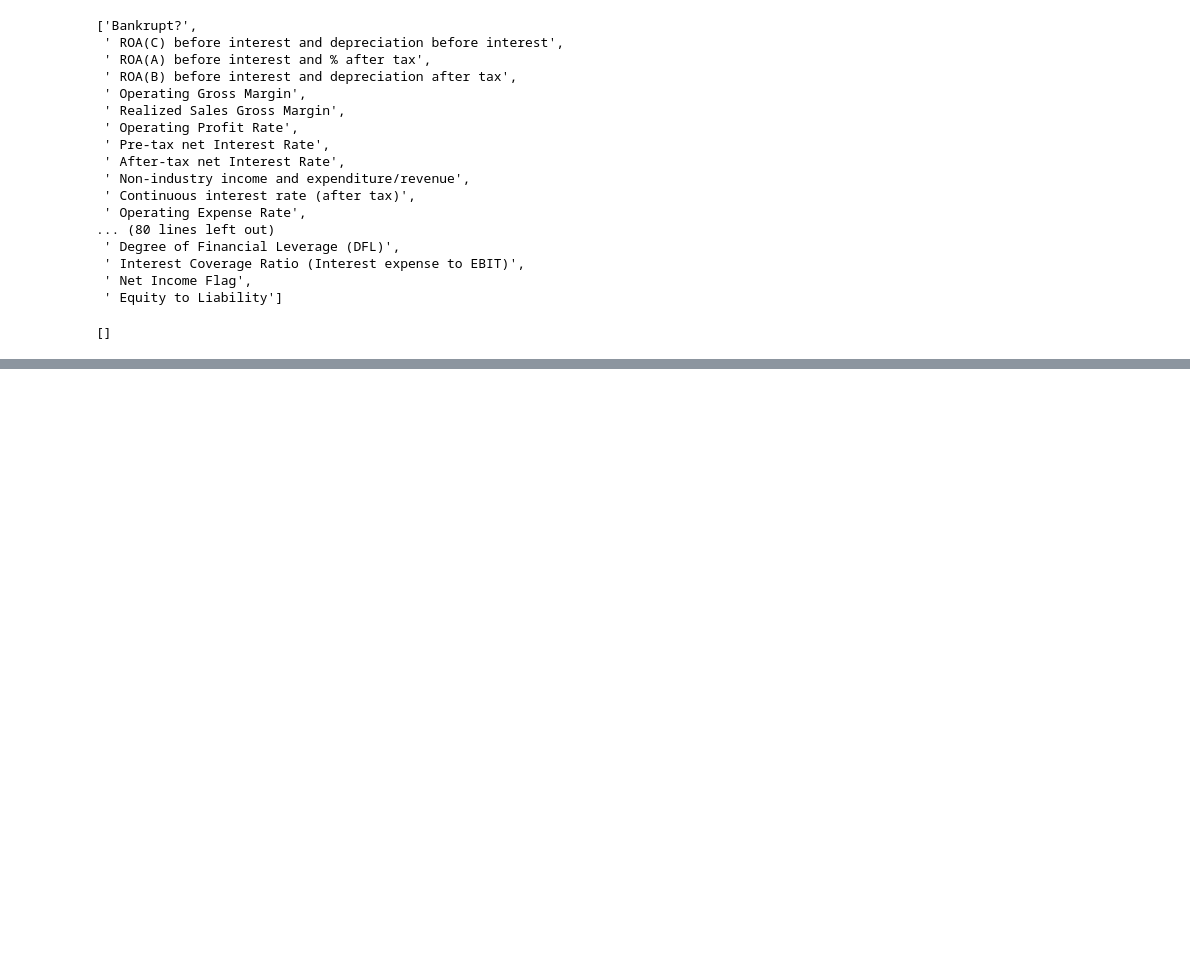
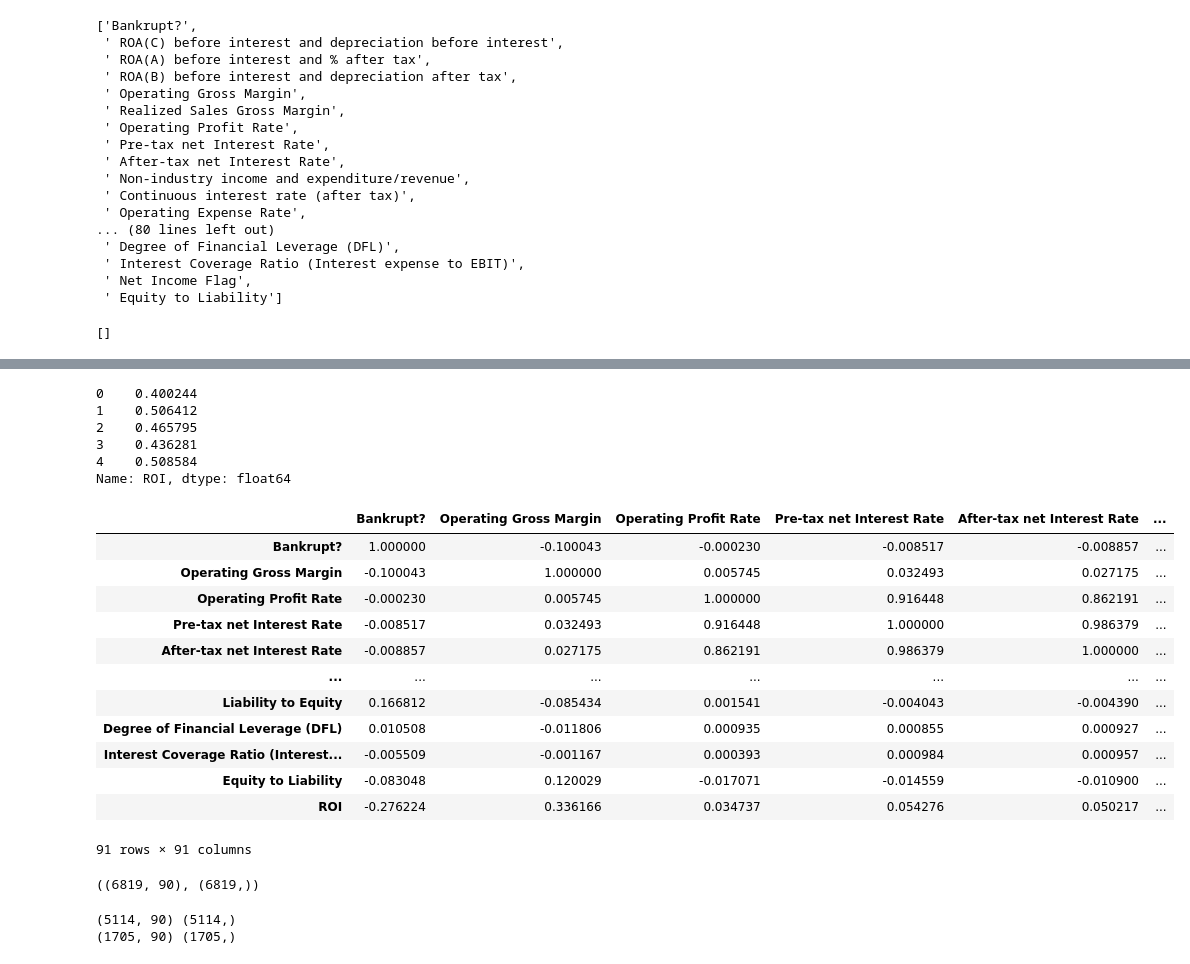
Before and after one commit to ajinkyajumde/BANKRUPTCY-PREDICTION, a Jupyter notebook: COMPANY_BANKRUPTCY_PREDICTION.ipynb, the cells around one changed output, grey strips where cells are left out. Saved outputs shown, nothing was run; the diff lists cells and outputs as text; code cells hidden in the pictures; blank space fills up the shorter version.

```diff
--- a/COMPANY_BANKRUPTCY_PREDICTION.ipynb
+++ b/COMPANY_BANKRUPTCY_PREDICTION.ipynb
@@ -298,0 +389,29 @@ non_numeric_features
+# %%
+dataset['ROI'].head()
+# %% [output]
+0    0.400244
+1    0.506412
+2    0.465795
+3    0.436281
+4    0.508584
+Name: ROI, dtype: float64
+# %%
+dataset.drop(columns=[' Realized Sales Gross Margin',' ROA(C) before interest and depreciation before interest',
+       ' ROA(A) before interest and % after tax',
+       ' ROA(B) before interest and depreciation after tax'],inplace=True)
+# %%
+dataset.corr()
+# %% [output]
+|  | Bankrupt? | Operating Gross Margin | Operating Profit Rate | Pre-tax net Interest Rate | After-tax net Interest Rate | ... |
+| Bankrupt? | 1.000000 | -0.100043 | -0.000230 | -0.008517 | -0.008857 | ... |
+| Operating Gross Margin | -0.100043 | 1.000000 | 0.005745 | 0.032493 | 0.027175 | ... |
+| Operating Profit Rate | -0.000230 | 0.005745 | 1.000000 | 0.916448 | 0.862191 | ... |
+| Pre-tax net Interest Rate | -0.008517 | 0.032493 | 0.916448 | 1.000000 | 0.986379 | ... |
+| After-tax net Interest Rate | -0.008857 | 0.027175 | 0.862191 | 0.986379 | 1.000000 | ... |
+| ... | ... | ... | ... | ... | ... | ... |
+| Liability to Equity | 0.166812 | -0.085434 | 0.001541 | -0.004043 | -0.004390 | ... |
+| Degree of Financial Leverage (DFL) | 0.010508 | -0.011806 | 0.000935 | 0.000855 | 0.000927 | ... |
+| Interest Coverage Ratio (Interest... | -0.005509 | -0.001167 | 0.000393 | 0.000984 | 0.000957 | ... |
+| Equity to Liability | -0.083048 | 0.120029 | -0.017071 | -0.014559 | -0.010900 | ... |
+| ROI | -0.276224 | 0.336166 | 0.034737 | 0.054276 | 0.050217 | ... |
+91 rows × 91 columns
@@ -298,0 +424,4 @@ non_numeric_features
+# %%
+X.shape, Y.shape
+# %% [output]
+((6819, 90), (6819,))
@@ -298,0 +432,9 @@ non_numeric_features
+# %%
+# Check the shape of train dataset
+print(X_train.shape,Y_train.shape)
+
+# Check the shape of test dataset
+print(X_test.shape, Y_test.shape)
+# %% [output]
+(5114, 90) (5114,)
+(1705, 90) (1705,)
```
Also changed, not shown: parts of 38 cells of this notebook.
